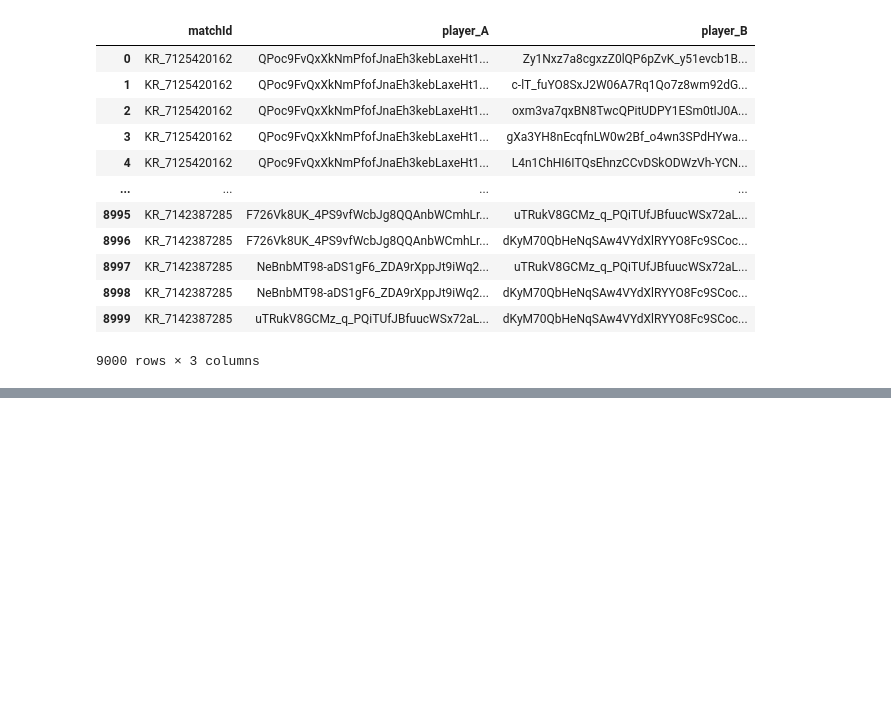
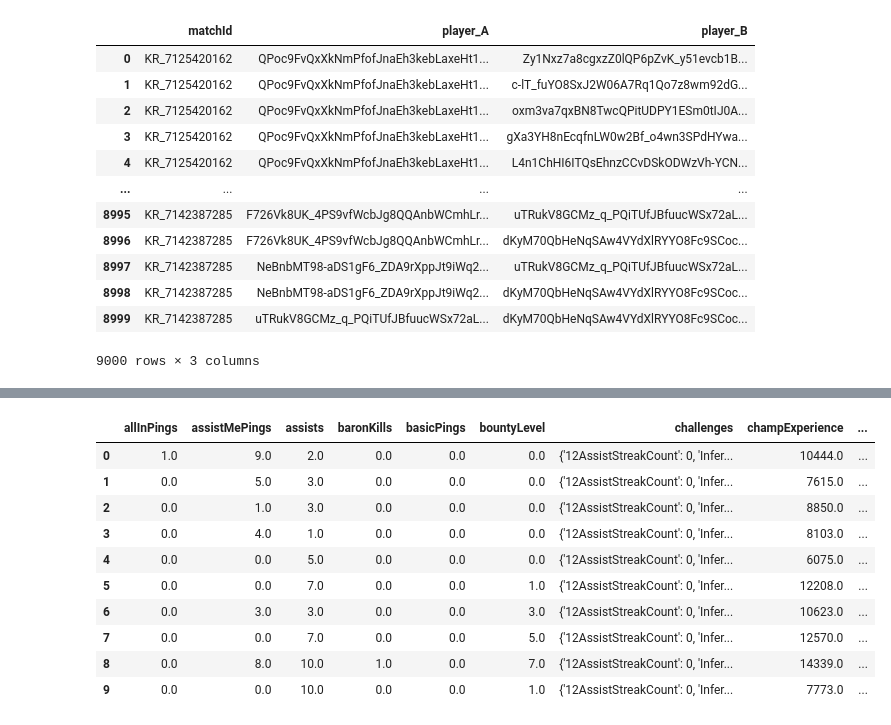
Before and after one commit to kim-bo-saeng/personal_project, a Jupyter notebook: lol_data/lol_data_analysis.ipynb, the cells around one changed output, grey strips where cells are left out. Drawn from its saved outputs; the diff is of its cells as text; code cells hidden in the pictures; blank space fills up the shorter version.

```diff
--- a/lol_data/lol_data_analysis.ipynb
+++ b/lol_data/lol_data_analysis.ipynb
@@ -227,0 +251,14 @@ player_match_df
+# %%
+participants_raw_data.head(10)
+# %% [output]
+|  | allInPings | assistMePings | assists | baronKills | basicPings | bountyLevel | challenges | champExperience | ... |
+| 0 | 1.0 | 9.0 | 2.0 | 0.0 | 0.0 | 0.0 | {'12AssistStreakCount': 0, 'Infer... | 10444.0 | ... |
+| 1 | 0.0 | 5.0 | 3.0 | 0.0 | 0.0 | 0.0 | {'12AssistStreakCount': 0, 'Infer... | 7615.0 | ... |
+| 2 | 0.0 | 1.0 | 3.0 | 0.0 | 0.0 | 0.0 | {'12AssistStreakCount': 0, 'Infer... | 8850.0 | ... |
+| 3 | 0.0 | 4.0 | 1.0 | 0.0 | 0.0 | 0.0 | {'12AssistStreakCount': 0, 'Infer... | 8103.0 | ... |
+| 4 | 0.0 | 0.0 | 5.0 | 0.0 | 0.0 | 0.0 | {'12AssistStreakCount': 0, 'Infer... | 6075.0 | ... |
+| 5 | 0.0 | 0.0 | 7.0 | 0.0 | 0.0 | 1.0 | {'12AssistStreakCount': 0, 'Infer... | 12208.0 | ... |
+| 6 | 0.0 | 3.0 | 3.0 | 0.0 | 0.0 | 3.0 | {'12AssistStreakCount': 0, 'Infer... | 10623.0 | ... |
+| 7 | 0.0 | 0.0 | 7.0 | 0.0 | 0.0 | 5.0 | {'12AssistStreakCount': 0, 'Infer... | 12570.0 | ... |
+| 8 | 0.0 | 8.0 | 10.0 | 1.0 | 0.0 | 7.0 | {'12AssistStreakCount': 0, 'Infer... | 14339.0 | ... |
+| 9 | 0.0 | 0.0 | 10.0 | 0.0 | 0.0 | 1.0 | {'12AssistStreakCount': 0, 'Infer... | 7773.0 | ... |
```
Also changed, not shown: parts of 5 cells of this notebook.
